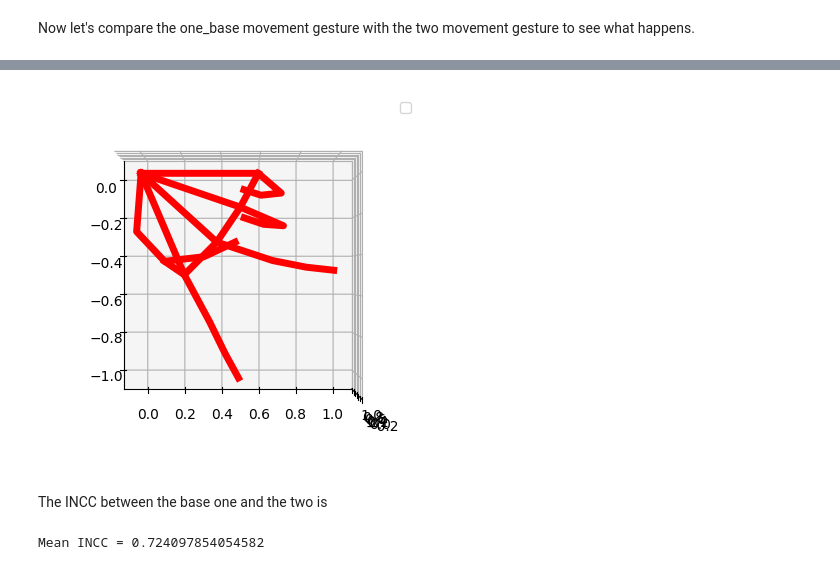
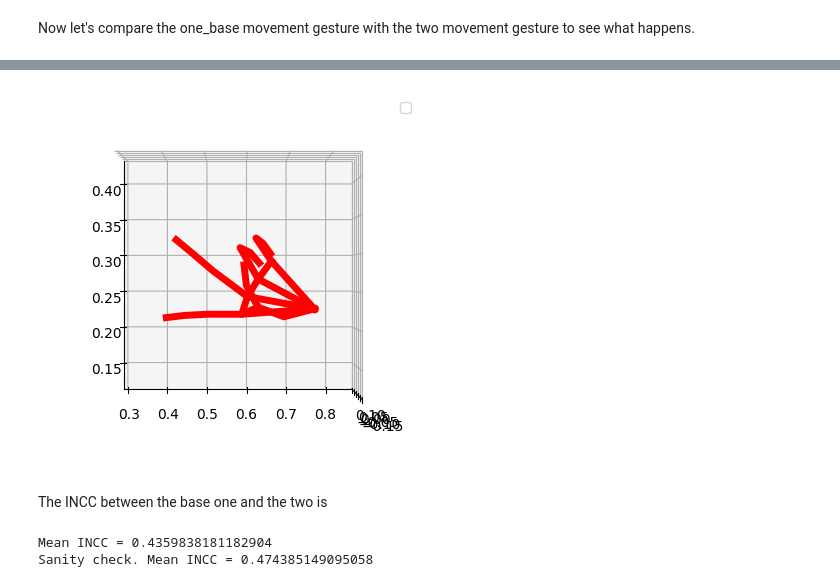
Before and after one commit to jimmerzzz52/shrine-exp, a Jupyter notebook: transcribe-asl/correlation_test.ipynb, the cells around one changed output, grey strips where cells are left out. Saved outputs shown, nothing was run; the diff lists cells and outputs as text; code cells hidden in the pictures.

```diff
--- a/transcribe-asl/correlation_test.ipynb
+++ b/transcribe-asl/correlation_test.ipynb
@@ -572,7 +575,7 @@ array([0.39504379, 0.38732508, 0.3991532 , 0.40363246, 0.40553761,
 # %% [markdown]
 Interpolates the base gesture so it has evenly spaced samples in time
 # %%
-tb = np.linspace(0, one_base_ni[0, -1, -1], one_base_ni.shape[2])
+tb = np.linspace(0, one_base_ni[0, -1, -1], 100)
 one_base = []
 for index in range(21):
     t_uns = one_base_ni[index, -1, :]
@@ -711,8 +714,8 @@ def video_of_hand(data):
 
     return HTML(ani.to_html5_video())
 
-for i in range(one_base.shape[2]):
-    one_base[:, :-1, i] = to_hand_frame(one_base[:, :-1, i])
+# for i in range(one_base.shape[2]):
+#     one_base[:, :-1, i] = to_hand_frame(one_base[:, :-1, i])
 video_of_hand(one_base)
 # %% [output]
 [interactive output not drawn]
@@ -725,8 +728,9 @@ def get_data_in_time(one_data_test, tb, time):
     one_data_test['time'] = one_data_test['time'] - one_data_test['time'][0]
     one_data_test['time'] = one_data_test['time'].dt.total_seconds()
     # Filter to get only the data of the one signal
-    one_data_test = one_data_test[one_data_test['time'] >= time[0]]
-    one_data_test = one_data_test[one_data_test['time'] <= time[1]]
+    if time is not None:
+        one_data_test = one_data_test[one_data_test['time'] >= time[0]]
+        one_data_test = one_data_test[one_data_test['time'] <= time[1]]
     # And transform it to the same shape as the one_base
     one_test_ni = []
     for index in range(21):
@@ -797,21 +801,28 @@ Sanity check. Mean INCC = 0.9523809523809523
 # %% [markdown]
 Now let's compare the one_base movement gesture with the two movement gesture to see what happens.
 # %%
-one_data_test = pd.read_csv(
-    "./gesture_data/ONE_YT_2_Transcription_Right_Hand.csv",
+# one_data_test = pd.read_csv(
+#     "./gesture_data/ONE_YT_2_Transcription_Right_Hand.csv",
+#     parse_dates=True,
+# )
+# two_test = get_data_in_time(one_data_test, one_base[0, -1, :], [6.5, 7.8])
+two_data = pd.read_csv(
+    "./gesture_data/TWO_Transcription_Right_Hand.csv",
     parse_dates=True,
 )
-two_test = get_data_in_time(one_data_test, one_base[0, -1, :], [6.5, 7.8])
+two_test = get_data_in_time(two_data, one_base[0, -1, :], None)
 # Rotate data
-for i in range(two_test.shape[2]):
-    two_test[:, :-1, i] = to_hand_frame(two_test[:, :-1, i])
+# for i in range(two_test.shape[2]):
+#     two_test[:, :-1, i] = to_hand_frame(two_test[:, :-1, i])
 video_of_hand(two_test)
 # %% [output]
 [interactive output not drawn]
-[figure, old version]
+[figure, new version]
 # %% [markdown]
 The INCC between the base one and the two is
 # %%
 print(f'Mean INCC = {compare_cross_corr(one_base, two_test)}')
+print(f'Sanity check. Mean INCC = {compare_cross_corr(one_base, one_test)}')
 # %% [output]
-Mean INCC = 0.724097854054582
+Mean INCC = 0.4359838181182904
+Sanity check. Mean INCC = 0.474385149095058
```
Also changed, not shown: parts of 19 cells of this notebook, 1 other file.
